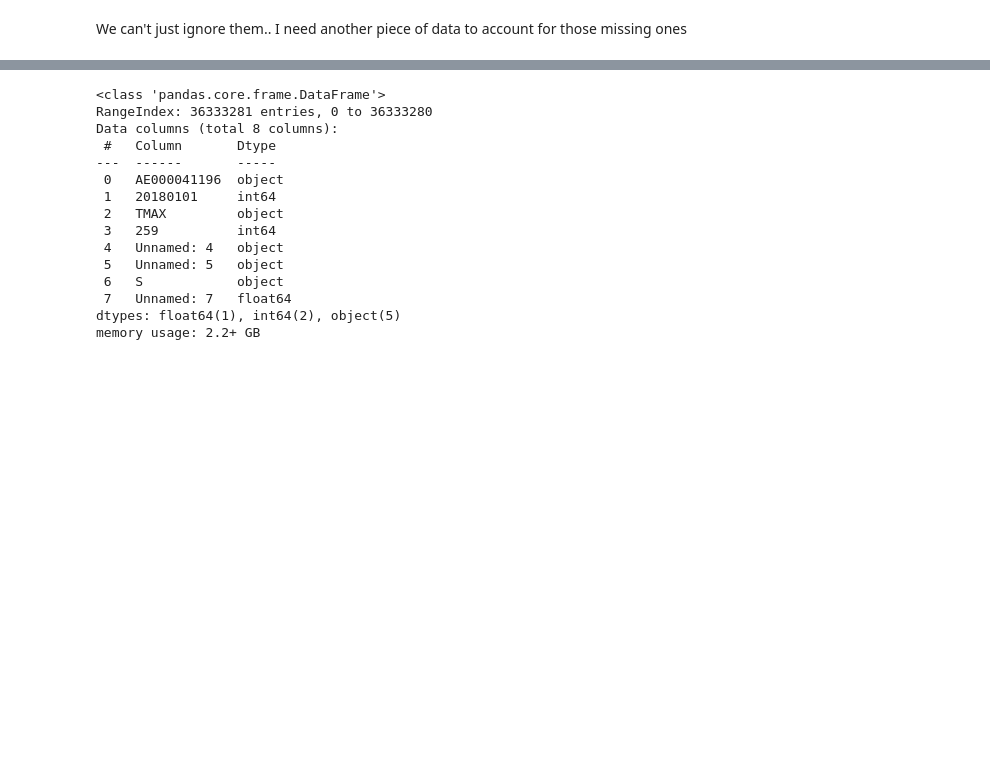
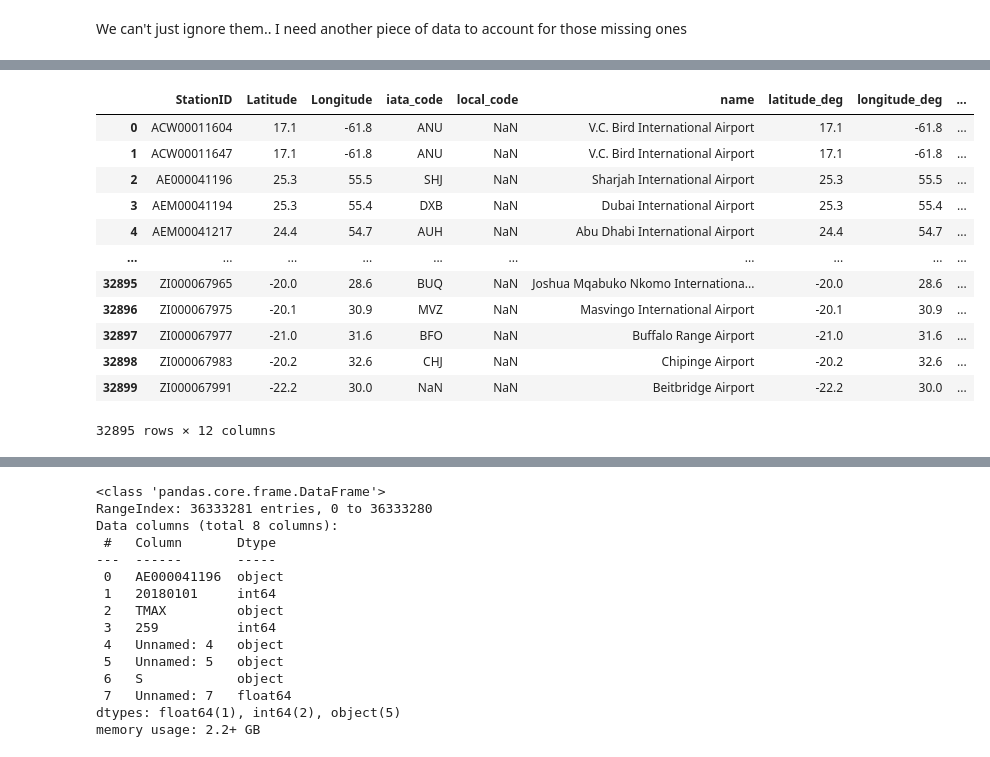
Before and after one commit to 538455/LHL_MidTermProject-Flight-Delay-Predictions, a Jupyter notebook: src/ipynb/Weather_API.ipynb, the cells around one changed output, grey strips where cells are left out. Saved outputs shown, nothing was run; the diff lists cells and outputs as text; code cells hidden in the pictures; blank space fills up the shorter version.

```diff
--- a/src/ipynb/Weather_API.ipynb
+++ b/src/ipynb/Weather_API.ipynb
@@ -142,0 +343,40 @@ Once we filtered using the lat longs, we'll have the Stationd ID to filter the m
+# %%
+# Now let's loop through the weather_stations and find if an airport is within 0.1 degree of the weather station if it is, add the iata_code into a new column
+weather_stations['Airport'] = np.nan
+for index, row in weather_stations.iterrows():
+    for index2, row2 in airport_location.iterrows():
+        # Same latitude and longitude (NE)
+        if row['Latitude'] == row2['latitude_deg'] and row['Longitude'] == row2['longitude_deg']:
+            # If there's already an airport, add a comma and the new airport
+            if pd.notnull(weather_stations.loc[index, 'Airport']):
+                weather_stations.loc[index, 'Airport'] = weather_stations.loc[index, 'Airport'] + ',' + row2['iata_code']
+            # If there's no airport, add the airport
+            else:
+                weather_stations.loc[index, 'Airport'] = row2['iata_code']
+
+        # latitude-0.1 and longitude-0.1 (SW)
+        elif row['Latitude'] == row2['latitude_deg'] - 0.1 and row['Longitude'] == row2['longitude_deg'] - 0.1:
+            # If there's already an airport, add a comma and the new airport
+            if pd.notnull(weather_stations.loc[index, 'Airport']):
+                weather_stations.loc[index, 'Airport'] = weather_stations.loc[index, 'Airport'] + ',' + row2['iata_code']
+            # If there's no airport, add the airport
+            else:
+                weather_stations.loc[index, 'Airport'] = row2['iata_code']
+
+        # Same latitude and longitude-0.10.1 (NW)
+        elif row['Latitude'] == row2['latitude_deg'] and row['Longitude'] == row2['longitude_deg'] - 0.1:
+            # If there's already an airport, add a comma and the new airport
+            if pd.notnull(weather_stations.loc[index, 'Airport']):
+                weather_stations.loc[index, 'Airport'] = weather_stations.loc[index, 'Airport'] + ',' + row2['iata_code']
+            # If there's no airport, add the airport
+            else:
+                weather_stations.loc[index, 'Airport'] = row2['iata_code']
+
+        # latitude-0.1 and same longitude (SE)
+        elif row['Latitude'] == row2['latitude_deg'] - 0.1 and row['Longitude'] == row2['longitude_deg']:
+            # If there's already an airport, add a comma and the new airport
+            if pd.notnull(weather_stations.loc[index, 'Airport']):
+                weather_stations.loc[index, 'Airport'] = weather_stations.loc[index, 'Airport'] + ',' + row2['iata_code']
+            # If there's no airport, add the airport
+            else:
+                weather_stations.loc[index, 'Airport'] = row2['iata_code']
@@ -142,0 +401,19 @@ Once we filtered using the lat longs, we'll have the Stationd ID to filter the m
+# %%
+# weather stations that have the same latitude and longitude as airports(NE)
+NEweather_stations = weather_stations[weather_stations['Latitude'].isin(airport_location['latitude_deg'])]
+NEweather_stations = weather_stations[weather_stations['Longitude'].isin(airport_location['longitude_deg'])]
+NEweather_stations
+# %% [output]
+|  | StationID | Latitude | Longitude | iata_code | local_code | name | latitude_deg | longitude_deg | ... |
+| 0 | ACW00011604 | 17.1 | -61.8 | ANU | NaN | V.C. Bird International Airport | 17.1 | -61.8 | ... |
+| 1 | ACW00011647 | 17.1 | -61.8 | ANU | NaN | V.C. Bird International Airport | 17.1 | -61.8 | ... |
+| 2 | AE000041196 | 25.3 | 55.5 | SHJ | NaN | Sharjah International Airport | 25.3 | 55.5 | ... |
+| 3 | AEM00041194 | 25.3 | 55.4 | DXB | NaN | Dubai International Airport | 25.3 | 55.4 | ... |
+| 4 | AEM00041217 | 24.4 | 54.7 | AUH | NaN | Abu Dhabi International Airport | 24.4 | 54.7 | ... |
+| ... | ... | ... | ... | ... | ... | ... | ... | ... | ... |
+| 32895 | ZI000067965 | -20.0 | 28.6 | BUQ | NaN | Joshua Mqabuko Nkomo Internationa... | -20.0 | 28.6 | ... |
+| 32896 | ZI000067975 | -20.1 | 30.9 | MVZ | NaN | Masvingo International Airport | -20.1 | 30.9 | ... |
+| 32897 | ZI000067977 | -21.0 | 31.6 | BFO | NaN | Buffalo Range Airport | -21.0 | 31.6 | ... |
+| 32898 | ZI000067983 | -20.2 | 32.6 | CHJ | NaN | Chipinge Airport | -20.2 | 32.6 | ... |
+| 32899 | ZI000067991 | -22.2 | 30.0 | NaN | NaN | Beitbridge Airport | -22.2 | 30.0 | ... |
+32895 rows × 12 columns
```
Also changed, not shown: parts of 61 cells of this notebook, 3 other files.
